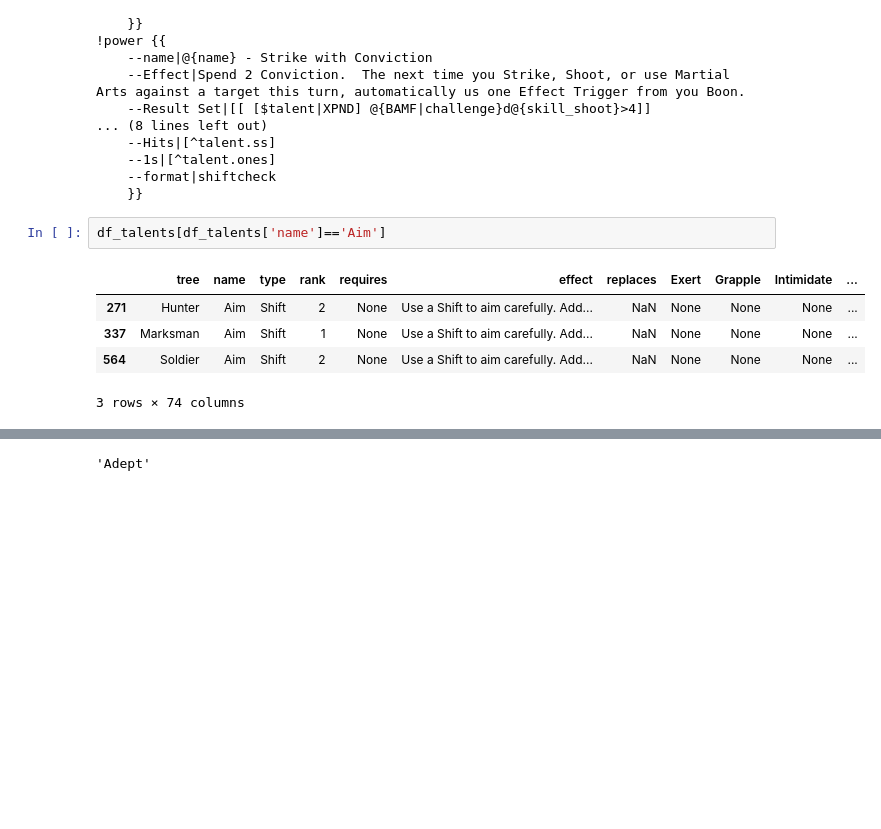
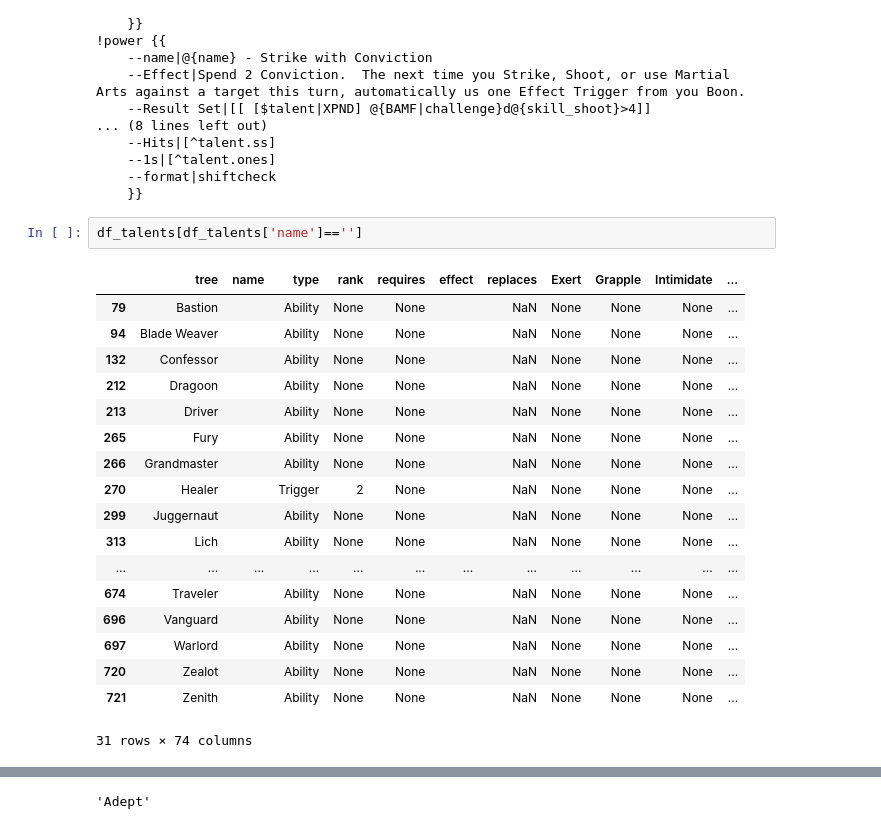
Before and after one commit to donalharrison/no1_system, a Jupyter notebook: code/build_character_sheet/nb_build_character_sheet.ipynb, the cells around one changed output, grey strips where cells are left out. Saved outputs shown, nothing was run; the diff lists cells and outputs as text; blank space fills up the shorter version.

Commit message:
syncing charsheet build and talents updates

```diff
--- a/code/build_character_sheet/nb_build_character_sheet.ipynb
+++ b/code/build_character_sheet/nb_build_character_sheet.ipynb
@@ -243,12 +243,25 @@ for p in df_talents[df_talents['name']=="Strike with Conviction"]['str_pcard']:
     --format|shiftcheck
     }}
 # %%
-df_talents[df_talents['name']=='Aim']
+df_talents[df_talents['name']=='']
 # %% [output]
 |  | tree | name | type | rank | requires | effect | replaces | Exert | Grapple | Intimidate | ... |
-| 271 | Hunter | Aim | Shift | 2 | None | Use a Shift to aim carefully. Add... | NaN | None | None | None | ... |
-| 337 | Marksman | Aim | Shift | 1 | None | Use a Shift to aim carefully. Add... | NaN | None | None | None | ... |
-| 564 | Soldier | Aim | Shift | 2 | None | Use a Shift to aim carefully. Add... | NaN | None | None | None | ... |
+| 79 | Bastion |  | Ability | None | None |  | NaN | None | None | None | ... |
+| 94 | Blade Weaver |  | Ability | None | None |  | NaN | None | None | None | ... |
+| 132 | Confessor |  | Ability | None | None |  | NaN | None | None | None | ... |
+| 212 | Dragoon |  | Ability | None | None |  | NaN | None | None | None | ... |
+| 213 | Driver |  | Ability | None | None |  | NaN | None | None | None | ... |
+| 265 | Fury |  | Ability | None | None |  | NaN | None | None | None | ... |
+| 266 | Grandmaster |  | Ability | None | None |  | NaN | None | None | None | ... |
+| 270 | Healer |  | Trigger | 2 | None |  | NaN | None | None | None | ... |
+| 299 | Juggernaut |  | Ability | None | None |  | NaN | None | None | None | ... |
+| 313 | Lich |  | Ability | None | None |  | NaN | None | None | None | ... |
+| ... | ... | ... | ... | ... | ... | ... | ... | ... | ... | ... | ... |
+| 674 | Traveler |  | Ability | None | None |  | NaN | None | None | None | ... |
+| 696 | Vanguard |  | Ability | None | None |  | NaN | None | None | None | ... |
+| 697 | Warlord |  | Ability | None | None |  | NaN | None | None | None | ... |
+| 720 | Zealot |  | Ability | None | None |  | NaN | None | None | None | ... |
+| 721 | Zenith |  | Ability | None | None |  | NaN | None | None | None | ... |
-3 rows × 74 columns
+31 rows × 74 columns
 # %%
 type='Shift'
```
Also changed, not shown: parts of 11 cells of this notebook, 12 other files.
